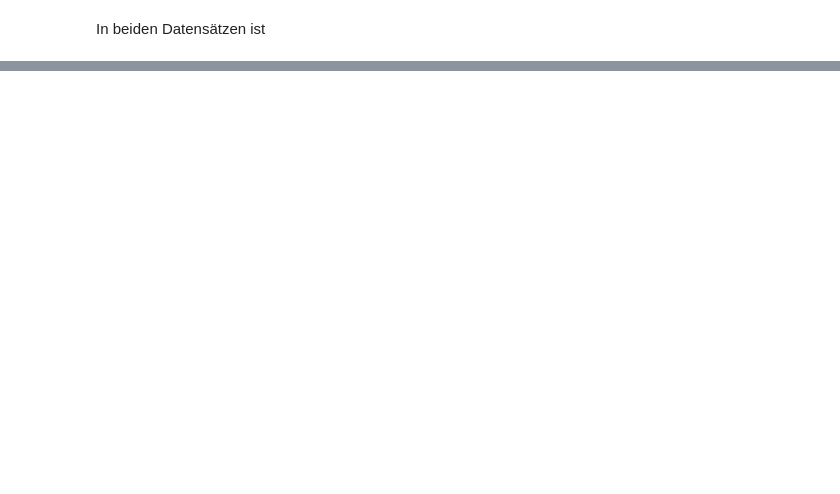
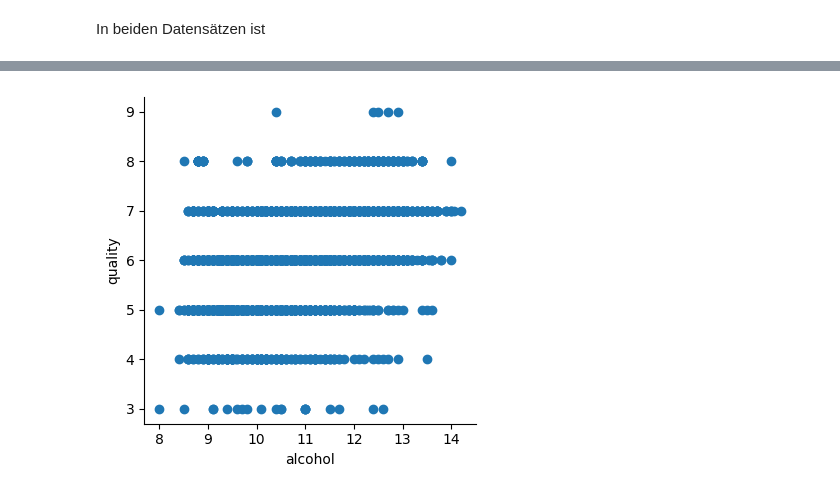
Before and after one commit to carl-pla/portfolio_DS.KI, a Jupyter notebook: project_whole_clemens.ipynb, the cells around one changed output, grey strips where cells are left out. Cells and saved outputs as stored; diff of their text form; code cells hidden in the pictures; blank space fills up the shorter version.

```diff
--- a/project_whole_clemens.ipynb
+++ b/project_whole_clemens.ipynb
@@ -744,0 +602,11 @@ In beiden Datensätzen ist
+# %%
+import pandas as pd
+import seaborn as sns
+import matplotlib.pyplot as plt
+
+g = sns.FacetGrid(ww, height = 4, aspect = 1)
+g.map(plt.scatter, "alcohol", "quality")
+
+plt.show()
+# %% [output]
+[figure, added]
```
Also changed, not shown: parts of 24 cells of this notebook.
